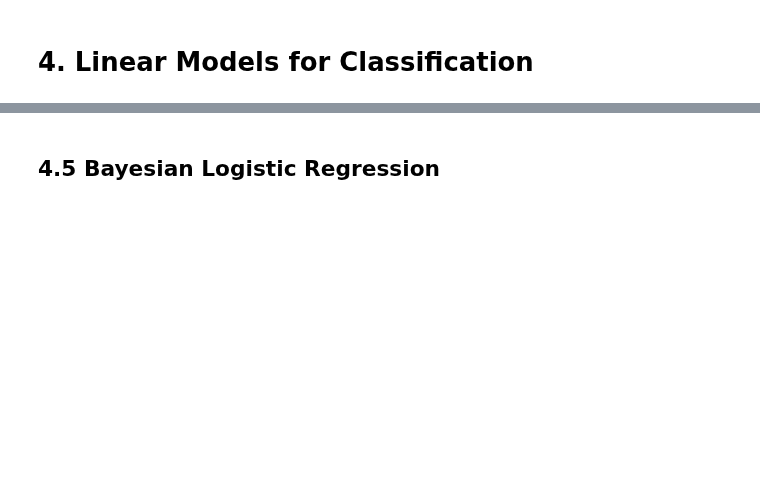
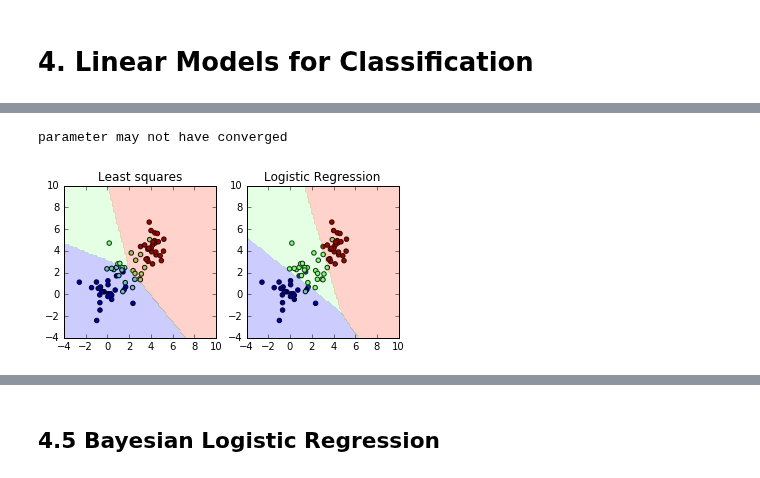
Before and after one commit to ctgk/PRML, a Jupyter notebook: ch04_Linear_Models_for_Classfication.ipynb, the cells around one changed output, grey strips where cells are left out. Cells and saved outputs as stored; diff of their text form; code cells hidden in the pictures; blank space fills up the shorter version.

```diff
--- a/ch04_Linear_Models_for_Classfication.ipynb
+++ b/ch04_Linear_Models_for_Classfication.ipynb
@@ -9,0 +78,35 @@ import features
+# %%
+x_train, y_train = create_data_set(add_class=True)
+x1_test, x2_test = np.meshgrid(np.linspace(-4, 10, 100), np.linspace(-4, 10, 100))
+x_test = np.array([x1_test, x2_test]).reshape(2, -1).T
+
+feature = features.Polynomial(1)
+X_train = feature.transform(x_train)
+X_test = feature.transform(x_test)
+
+least_squares = classifications.LeastSquares()
+least_squares.fit(X_train, y_train)
+y_ls = least_squares.predict(X_test)
+
+logistic_regression = classifications.MultiLogisticRegression()
+logistic_regression.fit(X_train, y_train, 1e-3, 10000)
+y_lr = logistic_regression.predict(X_test)
+
+plt.subplot(1, 2, 1)
+plt.scatter(x_train[:, 0], x_train[:, 1], c=y_train)
+plt.contourf(x1_test, x2_test, y_ls.reshape(100, 100), alpha=0.2, levels=np.array([0., 0.5, 1.5, 2.]))
+plt.xlim(-4, 10)
+plt.ylim(-4, 10)
+plt.gca().set_aspect('equal', adjustable='box')
+plt.title("Least squares")
+plt.subplot(1, 2, 2)
+plt.scatter(x_train[:, 0], x_train[:, 1], c=y_train)
+plt.contourf(x1_test, x2_test, y_lr.reshape(100, 100), alpha=0.2, levels=np.array([0., 0.5, 1.5, 2.]))
+plt.xlim(-4, 10)
+plt.ylim(-4, 10)
+plt.gca().set_aspect('equal', adjustable='box')
+plt.title("Logistic Regression")
+plt.show()
+# %% [output]
+parameter may not have converged
+[figure, added]
```
Also changed, not shown: parts of 11 cells of this notebook, 1 other file.
